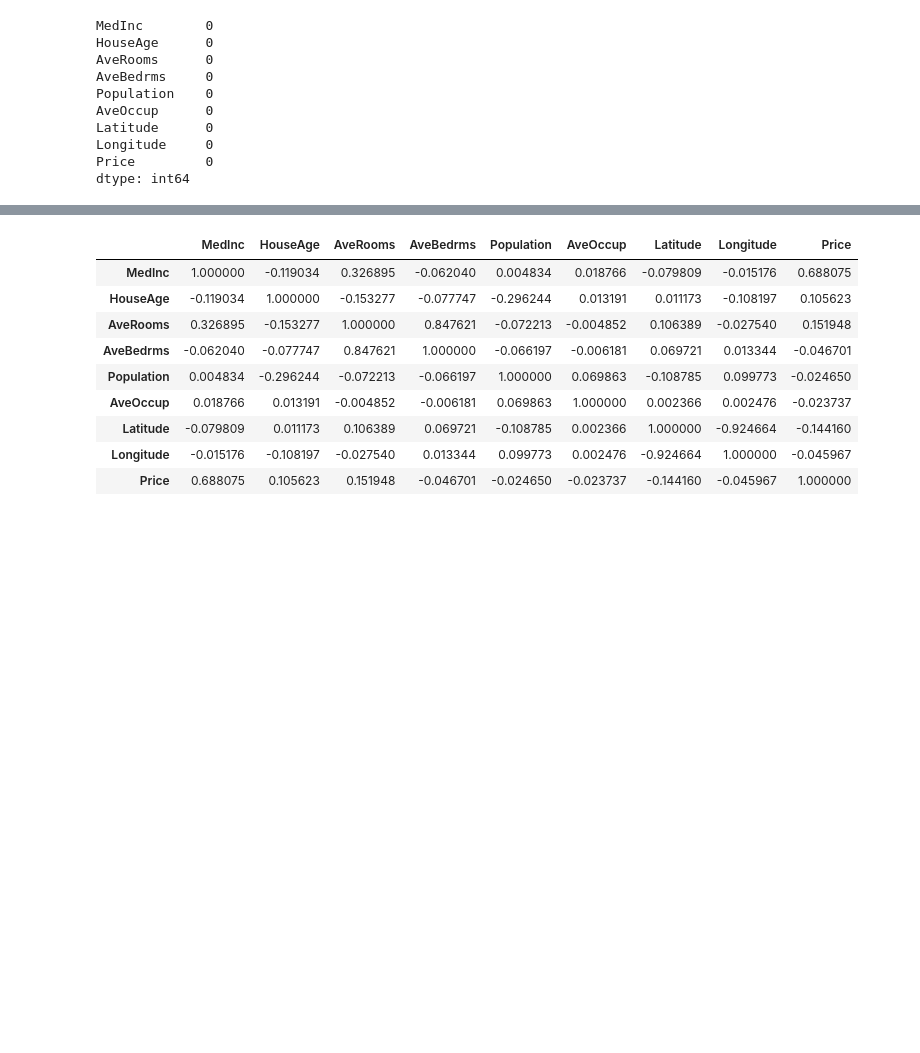
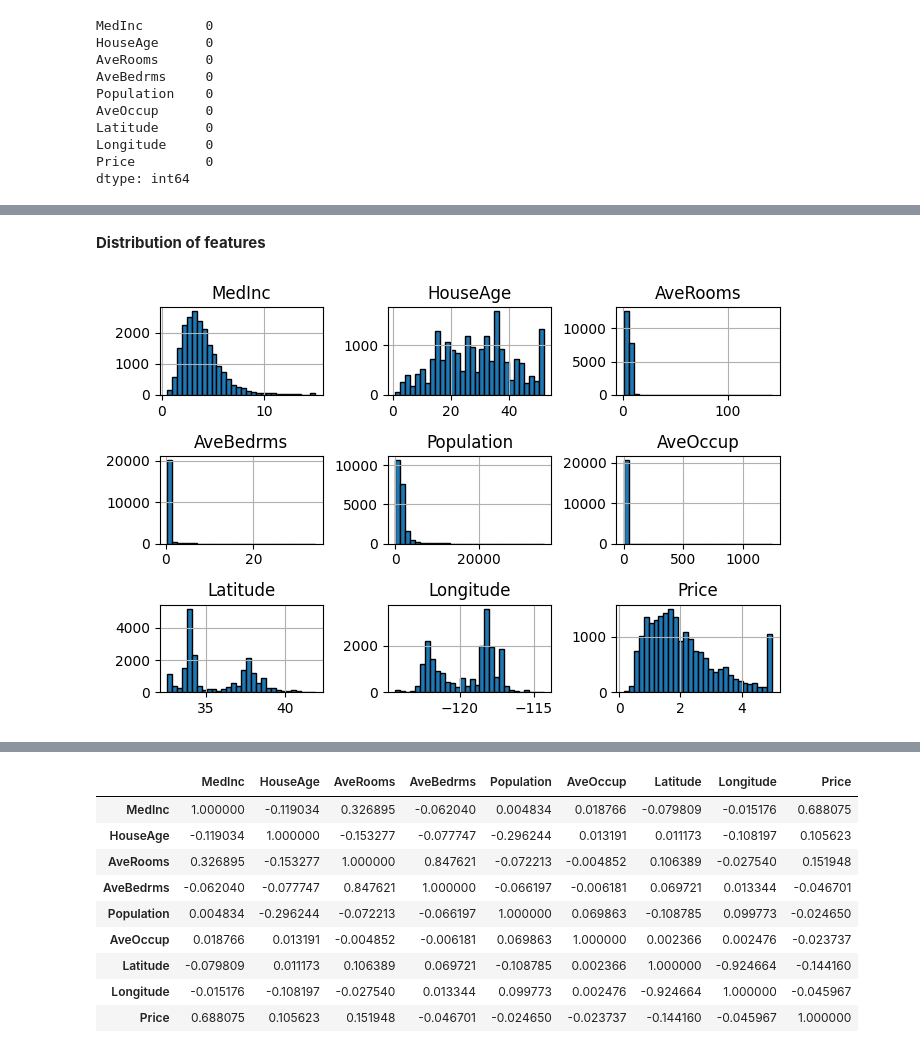
Before and after one commit to Abhinav289/render-house-price-prediction, a Jupyter notebook: simple_end2end.ipynb, the cells around one changed output, grey strips where cells are left out. Saved outputs shown, nothing was run; the diff lists cells and outputs as text; code cells hidden in the pictures; blank space fills up the shorter version.

```diff
--- a/simple_end2end.ipynb
+++ b/simple_end2end.ipynb
@@ -128,0 +184,7 @@ EDA
+# %% [markdown]
+**Distribution of features**
+# %%
+dataset.hist(figsize=(8, 5), bins=30, edgecolor="black")
+plt.subplots_adjust(hspace=0.7, wspace=0.4)
+# %% [output]
+[figure, added]
```
Also changed, not shown: parts of 132 cells of this notebook, 8 other files.
